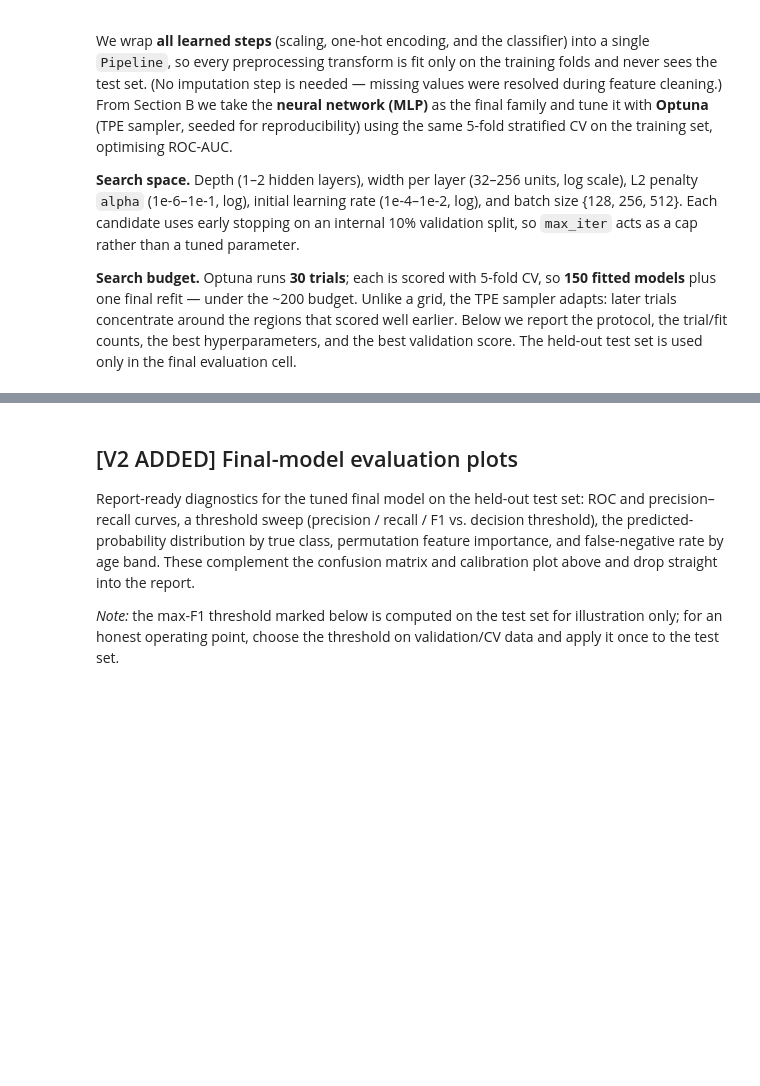
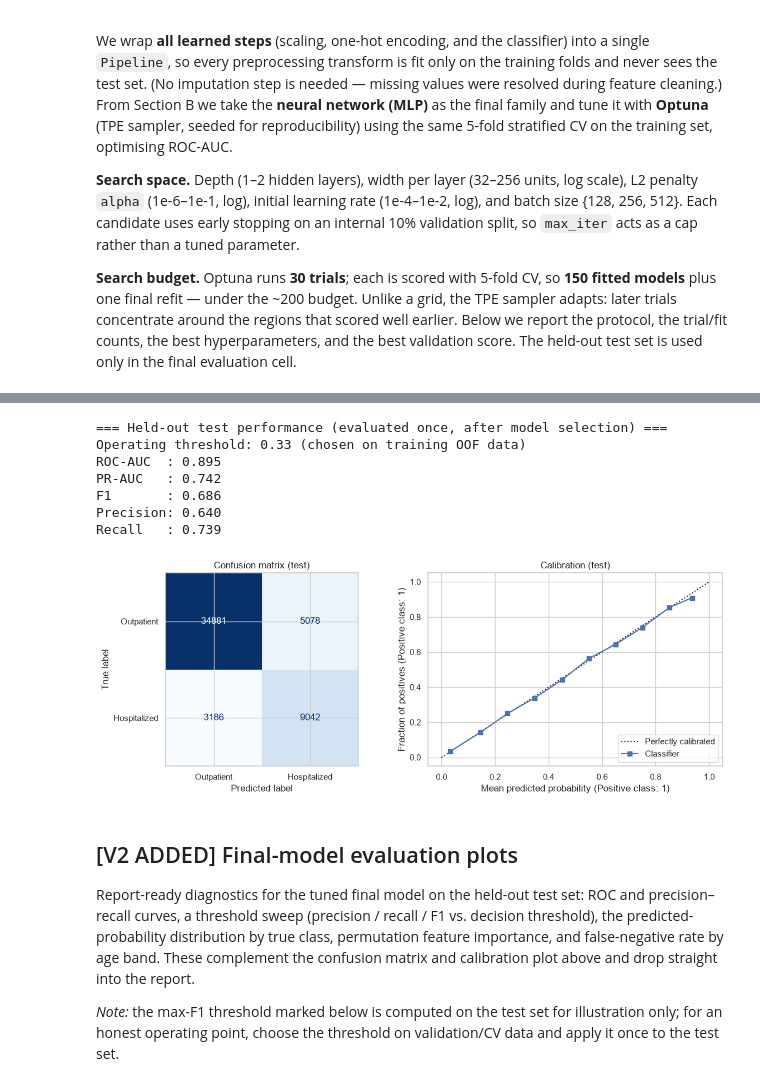
Before and after one commit to dfd0430/ml, a Jupyter notebook: project_notebook_v2_training.ipynb, the cells around one changed output, grey strips where cells are left out. Cells and saved outputs as stored; diff of their text form; code cells hidden in the pictures; blank space fills up the shorter version.

```diff
--- a/project_notebook_v2_training.ipynb
+++ b/project_notebook_v2_training.ipynb
@@ -212,30 +369,40 @@ print("best_model trained on the full training set with the fixed best hyperpara
 # %%
 from sklearn.metrics import (roc_auc_score, average_precision_score, f1_score,
                              recall_score, precision_score, confusion_matrix,
                              ConfusionMatrixDisplay)
 from sklearn.calibration import CalibrationDisplay
 
-# `best_model` was refit on the full training set in the search cell above
+# final_model = tuned pipeline + operating threshold, both decided on training data only
 
-test_proba = best_model.predict_proba(X_test)[:, 1]
-test_pred = best_model.predict(X_test)
+test_proba = final_model.predict_proba(X_test)[:, 1]
+test_pred = final_model.predict(X_test)   # applies CHOSEN_THRESHOLD, not 0.5
 
 print("=== Held-out test performance (evaluated once, after model selection) ===")
+print(f"Operating threshold: {CHOSEN_THRESHOLD:.2f} (chosen on training OOF data)")
 print(f"ROC-AUC  : {roc_auc_score(y_test, test_proba):.3f}")
 print(f"PR-AUC   : {average_precision_score(y_test, test_proba):.3f}")
 print(f"F1       : {f1_score(y_test, test_pred):.3f}")
 print(f"Precision: {precision_score(y_test, test_pred):.3f}")
 print(f"Recall   : {recall_score(y_test, test_pred):.3f}")
 
 fig, axes = plt.subplots(1, 2, figsize=(12, 4.5))
 ConfusionMatrixDisplay(
     confusion_matrix(y_test, test_pred),
     display_labels=['Outpatient', 'Hospitalized'],
-).plot(ax=axes[0], colorbar=False)
+).plot(ax=axes[0], colorbar=False, cmap='Blues', values_format='d')
 axes[0].set_title('Confusion matrix (test)')
 CalibrationDisplay.from_predictions(y_test, test_proba, n_bins=10, ax=axes[1])
 axes[1].set_title('Calibration (test)')
 plt.tight_layout(); plt.show()
+# %% [output]
+=== Held-out test performance (evaluated once, after model selection) ===
+Operating threshold: 0.33 (chosen on training OOF data)
+ROC-AUC  : 0.895
+PR-AUC   : 0.742
+F1       : 0.686
+Precision: 0.640
+Recall   : 0.739
+[figure, added]
 # %% [markdown]
 ## [V2 ADDED] Final-model evaluation plots
 
```
Also changed, not shown: parts of 11 cells of this notebook, 1 other file.
